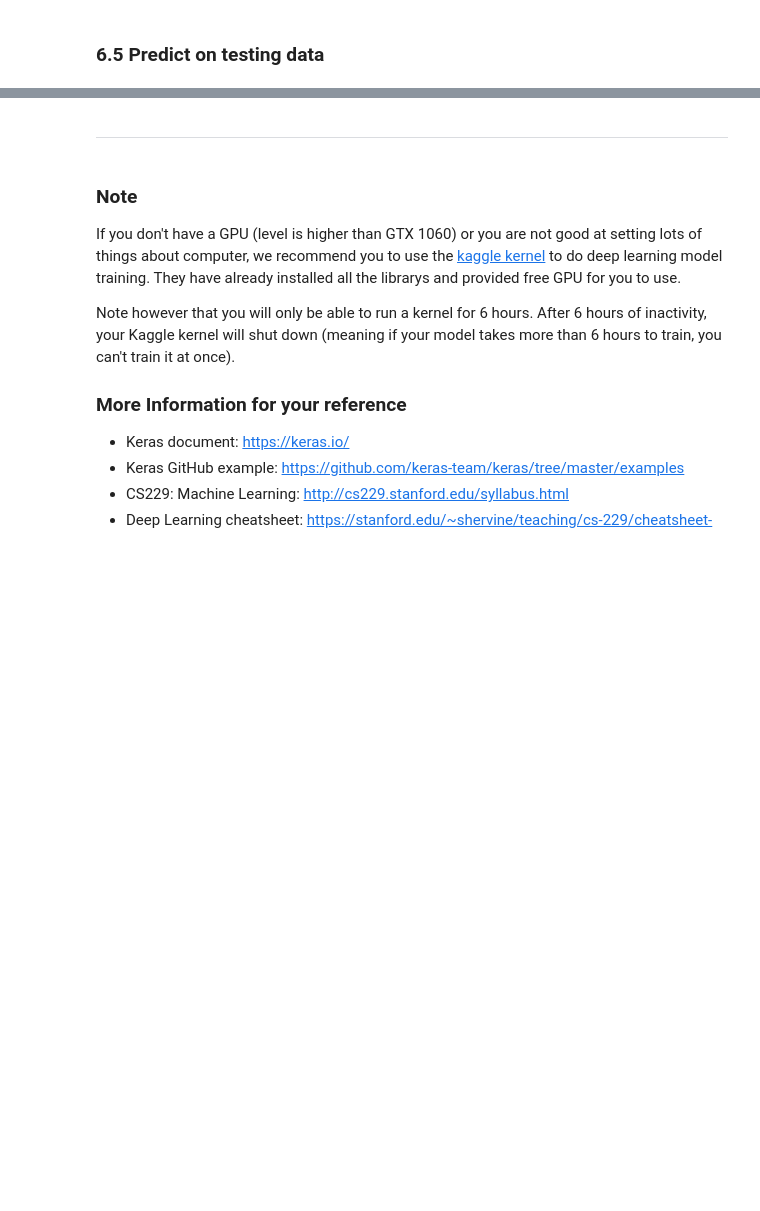
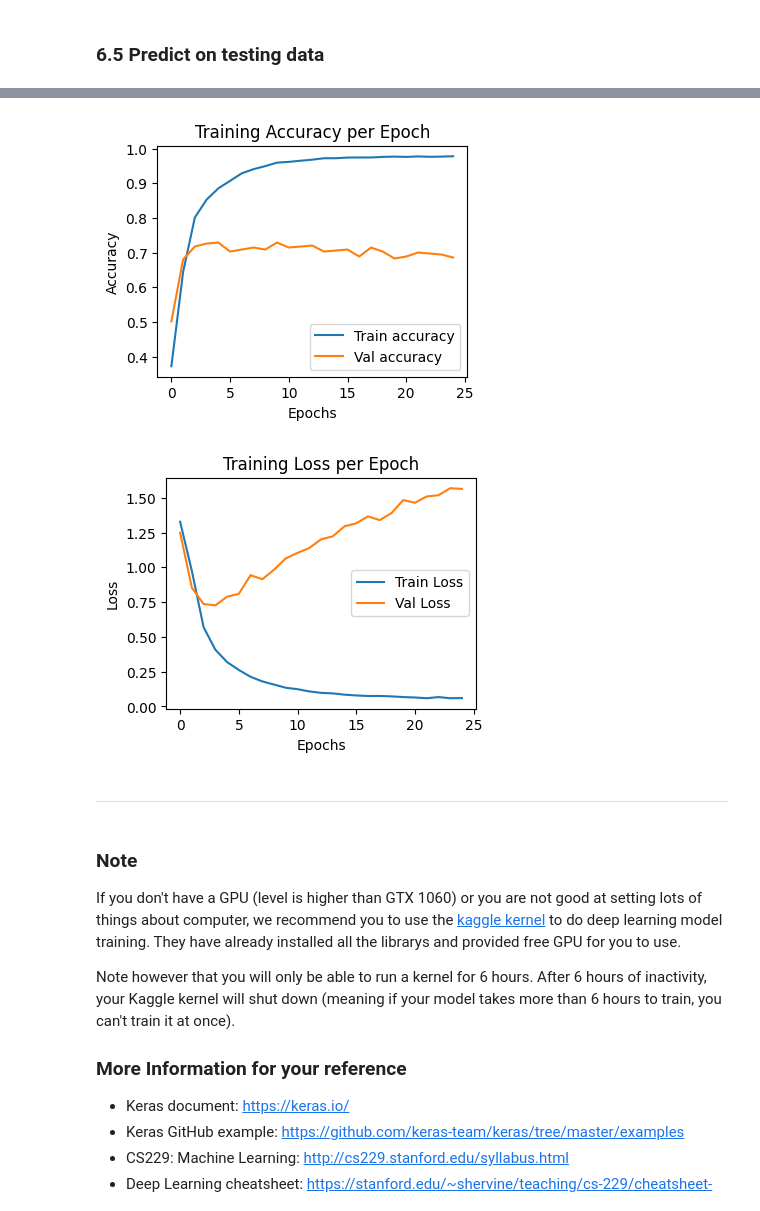
Before and after one commit to VictorKuanglhu/DM2024-Lab2-Master, a Jupyter notebook: DM2024-Lab2-Master.ipynb, the cells around one changed output, grey strips where cells are left out. Drawn from its saved outputs; the diff is of its cells as text; code cells hidden in the pictures; blank space fills up the shorter version.

```diff
--- a/DM2024-Lab2-Master.ipynb
+++ b/DM2024-Lab2-Master.ipynb
@@ -976,3 +926,21 @@ Plot the Training and Validation Accuracy and Loss (different plots), just like
+# %%
+# Answer here
+training_log = pd.read_csv("logs/training_log.csv")
+
+training_log[["accuracy", "val_accuracy"]].plot(figsize=(4, 3), title="Training Accuracy per Epoch")
+plt.legend(["Train accuracy", "Val accuracy"])
+plt.xlabel("Epochs")
+plt.ylabel("Accuracy")
+plt.show()
+
+training_log[["loss", "val_loss"]].plot(figsize=(4, 3), title="Training Loss per Epoch")
+plt.legend(["Train Loss", "Val Loss"])
+plt.xlabel("Epochs")
+plt.ylabel("Loss")
+plt.show()
+# %% [output]
+[figure, added]
+[figure, added]
 # %% [markdown]
 ---
 # %% [markdown]
```
Also changed, not shown: parts of 49 cells of this notebook.
